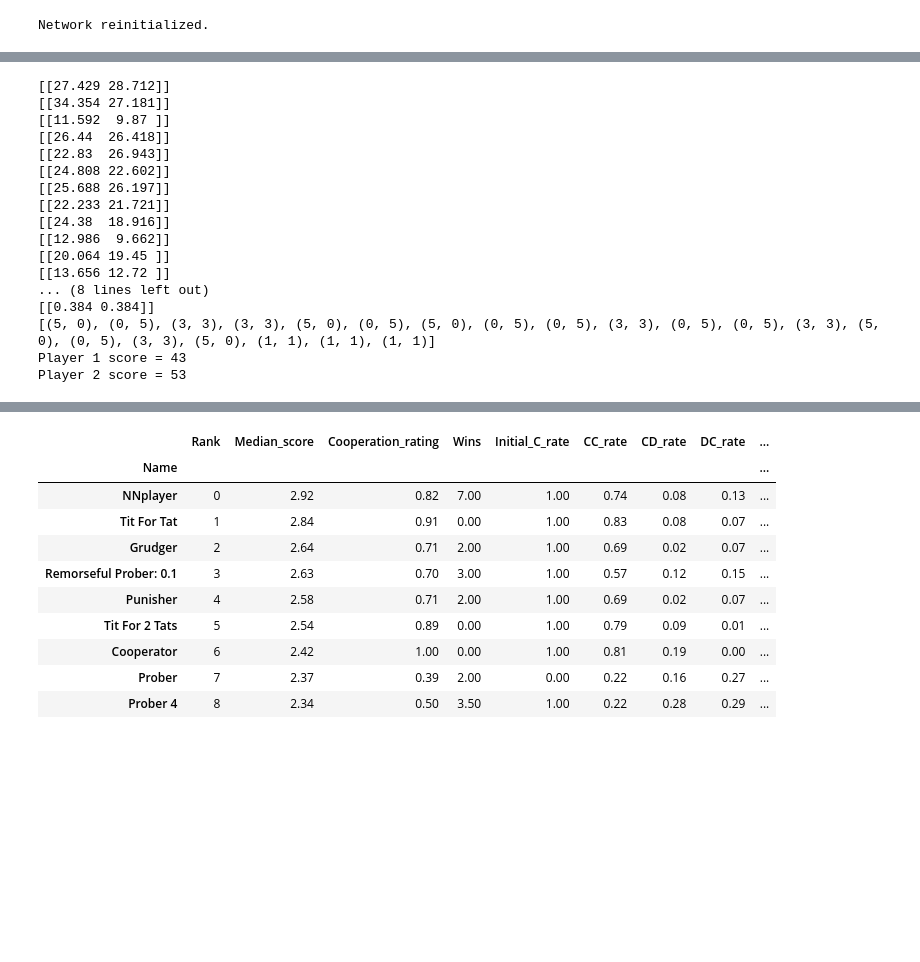
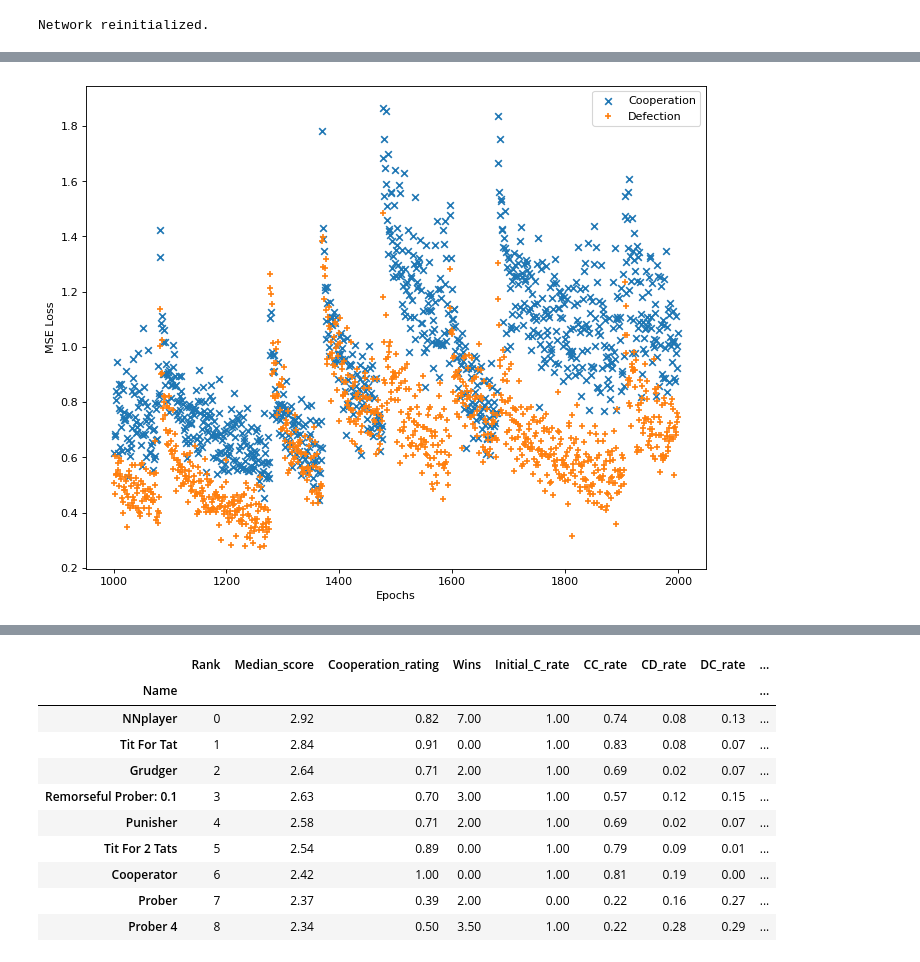
Before and after one commit to hongh-zhang/The-Evolution-of-Defection, a Jupyter notebook: Stage 2.ipynb, the cells around one changed output, grey strips where cells are left out. Drawn from its saved outputs; the diff is of its cells as text; code cells hidden in the pictures; blank space fills up the shorter version.

```diff
--- a/Stage 2.ipynb
+++ b/Stage 2.ipynb
@@ -200,24 +182,7 @@ p1.plot()
-# %%
-with p1:
-    play(p1, axl.RemorsefulProber())
-# %% [output]
-[[27.429 28.712]]
-[[34.354 27.181]]
-[[11.592  9.87 ]]
-[[26.44  26.418]]
-[[22.83  26.943]]
-[[24.808 22.602]]
-[[25.688 26.197]]
-[[22.233 21.721]]
-[[24.38  18.916]]
-[[12.986  9.662]]
-[[20.064 19.45 ]]
-[[13.656 12.72 ]]
-... (8 lines left out)
-[[0.384 0.384]]
-[(5, 0), (0, 5), (3, 3), (3, 3), (5, 0), (0, 5), (5, 0), (0, 5), (0, 5), (3, 3), (0, 5), (0, 5), (3, 3), (5, 0), (0, 5), (3, 3), (5, 0), (1, 1), (1, 1), (1, 1)]
-Player 1 score = 43
-Player 2 score = 53
+# %%
+p1.plot(min_ran=1000,max_ran=2000)
+# %% [output]
+[figure, added]
 # %%
 [x.set_index('Name', inplace=True) for x in ls];
 # %%
```
Also changed, not shown: parts of 15 cells of this notebook, 7 other files.
